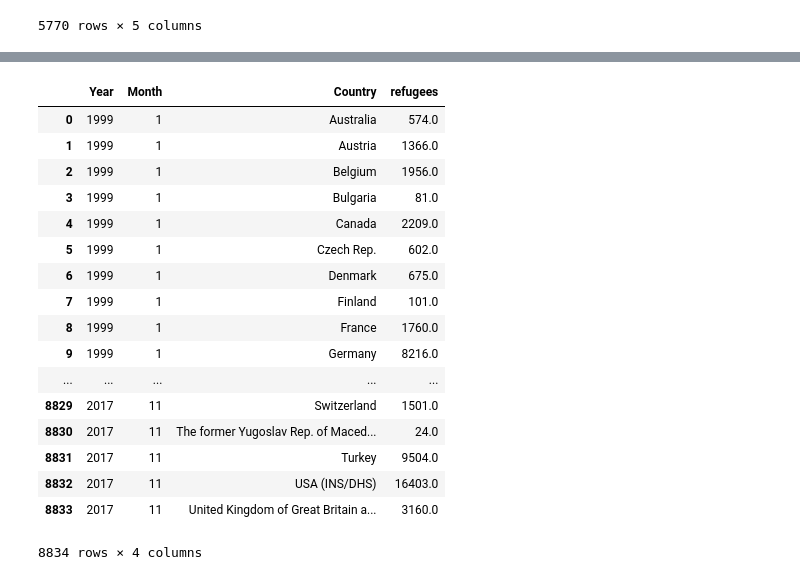
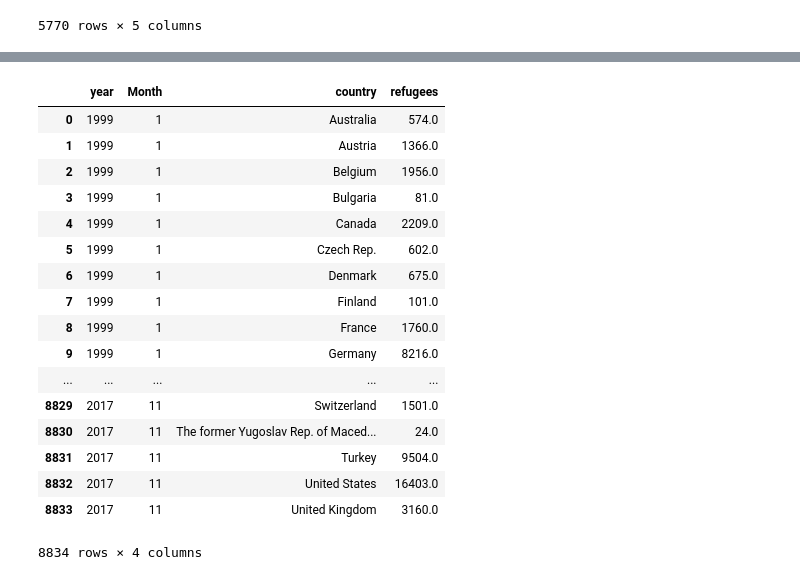
Before and after one commit to RaviShivam/BootlegForPeace, a Jupyter notebook: cost_estimation.ipynb, the cells around one changed output, grey strips where cells are left out. Cells and saved outputs as stored; diff of their text form; code cells hidden in the pictures.

```diff
--- a/cost_estimation.ipynb
+++ b/cost_estimation.ipynb
@@ -85,32 +59,0 @@ year_agg
-# %%
-columns = ['Year', 'Month', "Country", "refugees", "totalcost"] + list(year_agg['category'].unique())
-result_data = ref_data_agg.copy(deep=True)
-result_data.columns = columns[:4]
-result_data
-# for c in columns[4:]:
-#     result_data[c] = 0
-
-# for idx, row in result_data.iterrows():
-#     y, m, c = row[:3]
-#     country_y_cost = year_agg[(year_agg.recipient == c)]
-#     print(country_y_cost)
-#     break
-# %% [output]
-|  | Year | Month | Country | refugees |
-| 0 | 1999 | 1 | Australia | 574.0 |
-| 1 | 1999 | 1 | Austria | 1366.0 |
-| 2 | 1999 | 1 | Belgium | 1956.0 |
-| 3 | 1999 | 1 | Bulgaria | 81.0 |
-| 4 | 1999 | 1 | Canada | 2209.0 |
-| 5 | 1999 | 1 | Czech Rep. | 602.0 |
-| 6 | 1999 | 1 | Denmark | 675.0 |
-| 7 | 1999 | 1 | Finland | 101.0 |
-| 8 | 1999 | 1 | France | 1760.0 |
-| 9 | 1999 | 1 | Germany | 8216.0 |
-| ... | ... | ... | ... | ... |
-| 8829 | 2017 | 11 | Switzerland | 1501.0 |
-| 8830 | 2017 | 11 | The former Yugoslav Rep. of Maced... | 24.0 |
-| 8831 | 2017 | 11 | Turkey | 9504.0 |
-| 8832 | 2017 | 11 | USA (INS/DHS) | 16403.0 |
-| 8833 | 2017 | 11 | United Kingdom of Great Britain a... | 3160.0 |
-8834 rows × 4 columns
@@ -122,0 +60,39 @@ final_costs.to_csv("distribution_data_v1.csv", index=False)
+# %%
+year_agg = year_agg.rename(columns={'recipient': 'country', 'date': 'year'})
+result_data = ref_data_agg.rename(columns={'Country / territory of asylum/residence': 'country', 'Year': 'year', "Value": 'refugees'})
+
+resultslocs = result_data['country'].copy(deep=True)
+resultslocs[resultslocs == 'USA (INS/DHS)'] = 'United States'
+resultslocs[resultslocs == 'USA (EOIR)'] = 'United States'
+resultslocs[resultslocs == 'Rep. of Korea'] = 'Korea, Republic Of'
+resultslocs[resultslocs == 'United Kingdom of Great Britain and Northern Ireland'] = 'United Kingdom'
+result_data['country'] = resultslocs
+
+# uc = list(year_agg.country.unique())
+# ur = list(result_data.country.unique())
+
+# inter = set(uc) & set(ur)
+# # diff = set(ur) - inter
+# # print(diff)
+# # print()
+# # print(uc)
+result_data
+# %% [output]
+|  | year | Month | country | refugees |
+| 0 | 1999 | 1 | Australia | 574.0 |
+| 1 | 1999 | 1 | Austria | 1366.0 |
+| 2 | 1999 | 1 | Belgium | 1956.0 |
+| 3 | 1999 | 1 | Bulgaria | 81.0 |
+| 4 | 1999 | 1 | Canada | 2209.0 |
+| 5 | 1999 | 1 | Czech Rep. | 602.0 |
+| 6 | 1999 | 1 | Denmark | 675.0 |
+| 7 | 1999 | 1 | Finland | 101.0 |
+| 8 | 1999 | 1 | France | 1760.0 |
+| 9 | 1999 | 1 | Germany | 8216.0 |
+| ... | ... | ... | ... | ... |
+| 8829 | 2017 | 11 | Switzerland | 1501.0 |
+| 8830 | 2017 | 11 | The former Yugoslav Rep. of Maced... | 24.0 |
+| 8831 | 2017 | 11 | Turkey | 9504.0 |
+| 8832 | 2017 | 11 | United States | 16403.0 |
+| 8833 | 2017 | 11 | United Kingdom | 3160.0 |
+8834 rows × 4 columns
```
Also changed, not shown: parts of 3 cells of this notebook, 8 other files.
